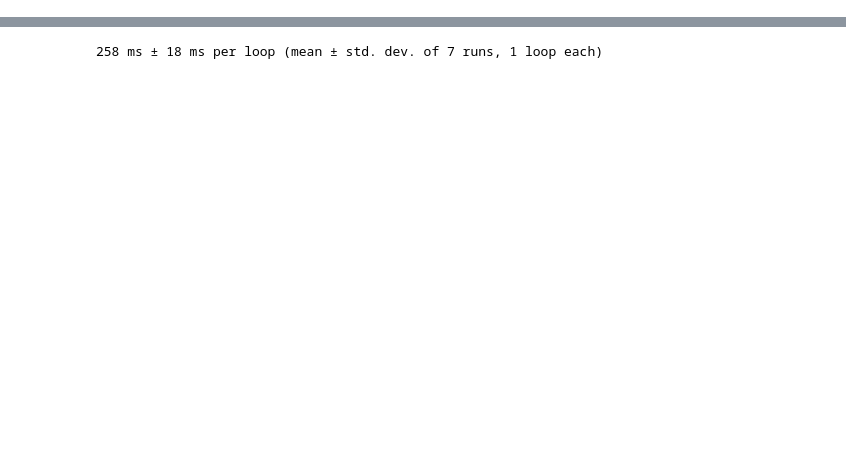
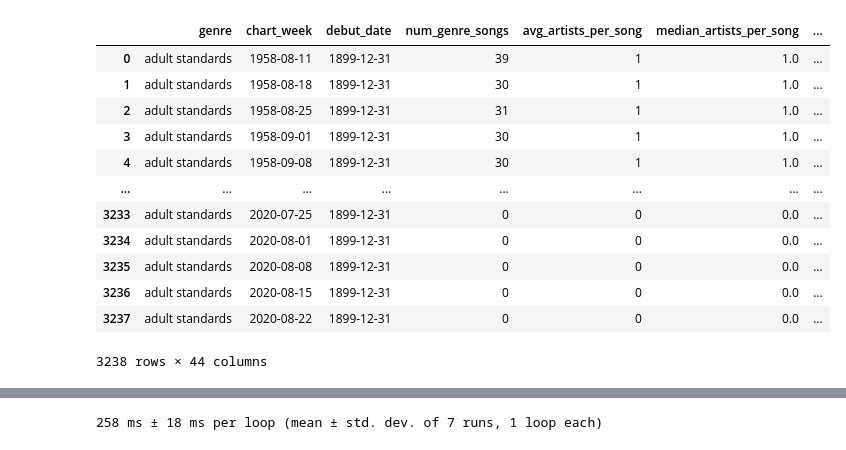
Before and after one commit to hagitbs/TLPA, a Jupyter notebook: playground.ipynb, the cells around one changed output, grey strips where cells are left out. Drawn from its saved outputs; the diff is of its cells as text; code cells hidden in the pictures; blank space fills up the shorter version.

```diff
--- a/playground.ipynb
+++ b/playground.ipynb
@@ -8,0 +246,16 @@ import bottleneck as bn
+# %%
+pd.read_csv("data/csv/genres/genres_hot_streak_info/adult standards_hot_streaks_dcg.csv", sep="\t")
+# %% [output]
+|  | genre | chart_week | debut_date | num_genre_songs | avg_artists_per_song | median_artists_per_song | ... |
+| 0 | adult standards | 1958-08-11 | 1899-12-31 | 39 | 1 | 1.0 | ... |
+| 1 | adult standards | 1958-08-18 | 1899-12-31 | 30 | 1 | 1.0 | ... |
+| 2 | adult standards | 1958-08-25 | 1899-12-31 | 31 | 1 | 1.0 | ... |
+| 3 | adult standards | 1958-09-01 | 1899-12-31 | 30 | 1 | 1.0 | ... |
+| 4 | adult standards | 1958-09-08 | 1899-12-31 | 30 | 1 | 1.0 | ... |
+| ... | ... | ... | ... | ... | ... | ... | ... |
+| 3233 | adult standards | 2020-07-25 | 1899-12-31 | 0 | 0 | 0.0 | ... |
+| 3234 | adult standards | 2020-08-01 | 1899-12-31 | 0 | 0 | 0.0 | ... |
+| 3235 | adult standards | 2020-08-08 | 1899-12-31 | 0 | 0 | 0.0 | ... |
+| 3236 | adult standards | 2020-08-15 | 1899-12-31 | 0 | 0 | 0.0 | ... |
+| 3237 | adult standards | 2020-08-22 | 1899-12-31 | 0 | 0 | 0.0 | ... |
+3238 rows × 44 columns
```
Also changed, not shown: parts of 22 cells of this notebook, 20 other files.
